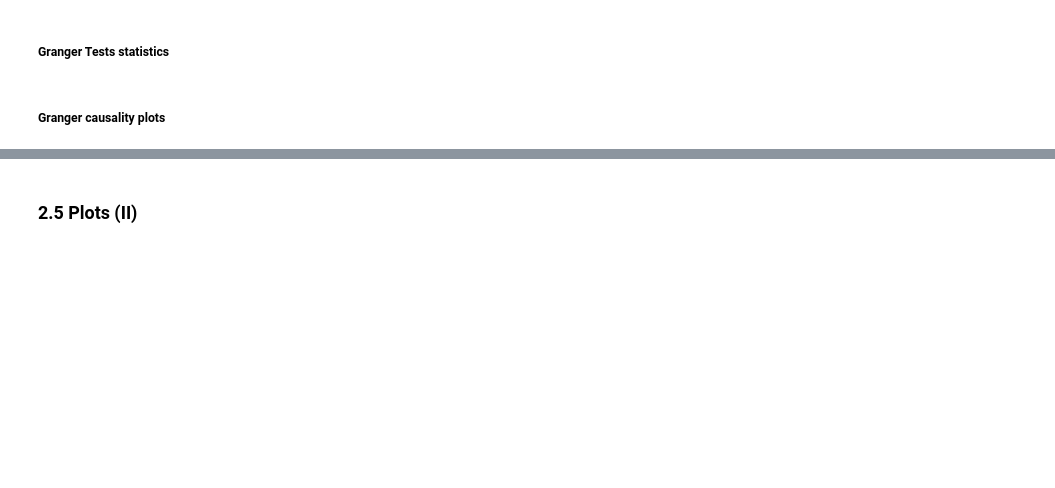
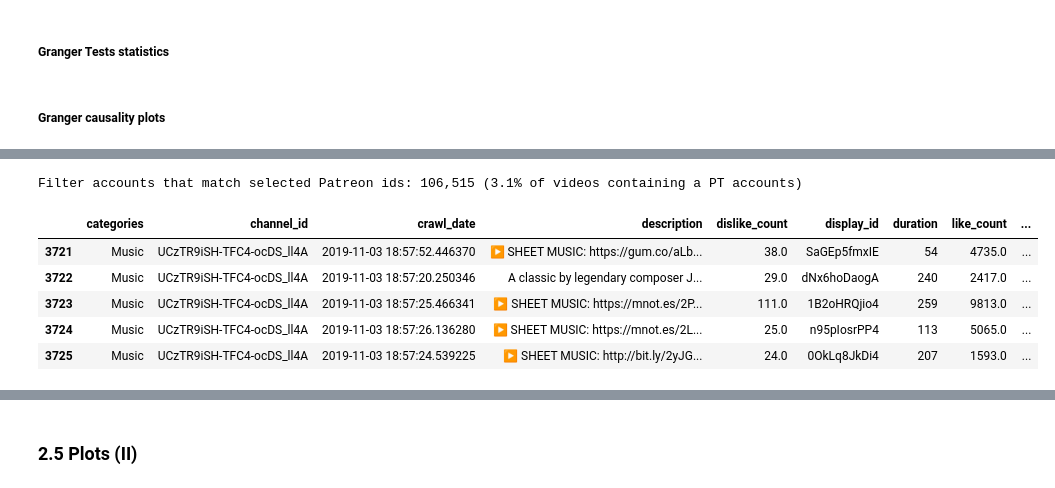
Before and after one commit to epfl-dlab/patronage_youtube, a Jupyter notebook: patronage_youtube.ipynb, the cells around one changed output, grey strips where cells are left out. Cells and saved outputs as stored; diff of their text form; code cells hidden in the pictures; blank space fills up the shorter version.

```diff
--- a/patronage_youtube.ipynb
+++ b/patronage_youtube.ipynb
@@ -1945,0 +2483,17 @@ plt.show()
+# %%
+# filter accounts that match selected Patreon ids
+df_yt_metadata_pt_filtered = df_yt_metadata_pt[df_yt_metadata_pt['patreon_id'].isin(df_pt_bkpnt_filt['patreon_id'])].copy()
+print(f'Filter accounts that match selected Patreon ids: {len(df_yt_metadata_pt_filtered):,} ({len(df_yt_metadata_pt_filtered)/len(df_yt_metadata_pt):.1%} of videos containing a PT accounts) ')
+# %% [output]
+Filter accounts that match selected Patreon ids: 106,515 (3.1% of videos containing a PT accounts)
+# %%
+df_yt_metadata_pt_filtered['crawl_date'] = pd.to_datetime(df_yt_metadata_pt_filtered['crawl_date'])
+df_yt_metadata_pt_filtered['upload_date'] = pd.to_datetime(df_yt_metadata_pt_filtered['upload_date'])
+df_yt_metadata_pt_filtered.head()
+# %% [output]
+|  | categories | channel_id | crawl_date | description | dislike_count | display_id | duration | like_count | ... |
+| 3721 | Music | UCzTR9iSH-TFC4-ocDS_ll4A | 2019-11-03 18:57:52.446370 | ▶ SHEET MUSIC: https://gum.co/aLb... | 38.0 | SaGEp5fmxIE | 54 | 4735.0 | ... |
+| 3722 | Music | UCzTR9iSH-TFC4-ocDS_ll4A | 2019-11-03 18:57:20.250346 | A classic by legendary composer J... | 29.0 | dNx6hoDaogA | 240 | 2417.0 | ... |
+| 3723 | Music | UCzTR9iSH-TFC4-ocDS_ll4A | 2019-11-03 18:57:25.466341 | ▶ SHEET MUSIC: https://mnot.es/2P... | 111.0 | 1B2oHRQjio4 | 259 | 9813.0 | ... |
+| 3724 | Music | UCzTR9iSH-TFC4-ocDS_ll4A | 2019-11-03 18:57:26.136280 | ▶ SHEET MUSIC: https://mnot.es/2L... | 25.0 | n95pIosrPP4 | 113 | 5065.0 | ... |
+| 3725 | Music | UCzTR9iSH-TFC4-ocDS_ll4A | 2019-11-03 18:57:24.539225 | ▶ SHEET MUSIC: http://bit.ly/2yJG... | 24.0 | 0OkLq8JkDi4 | 207 | 1593.0 | ... |
```
Also changed, not shown: parts of 58 cells of this notebook.
